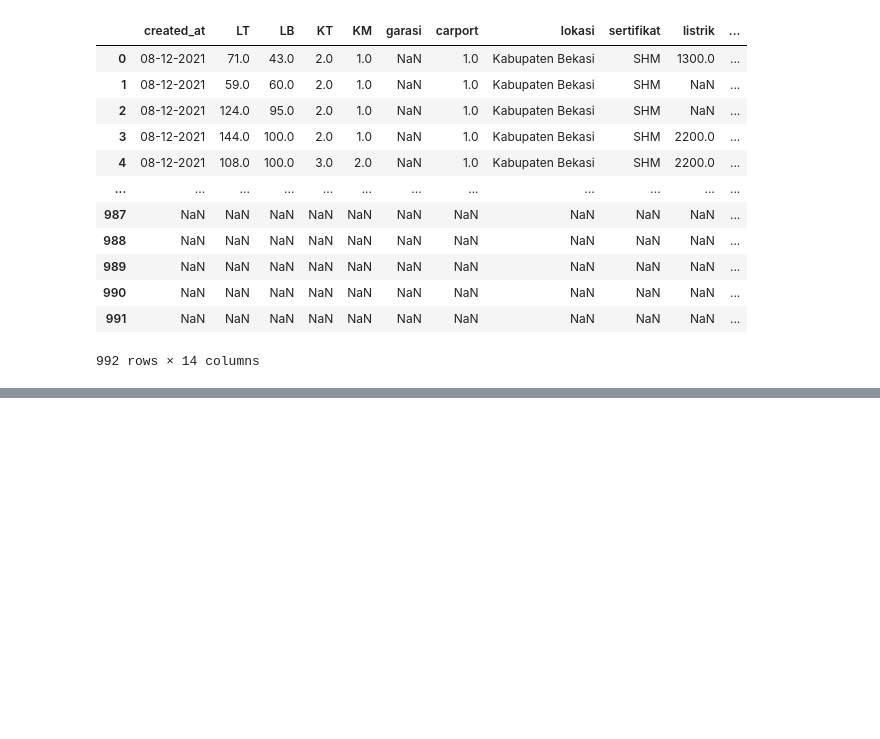
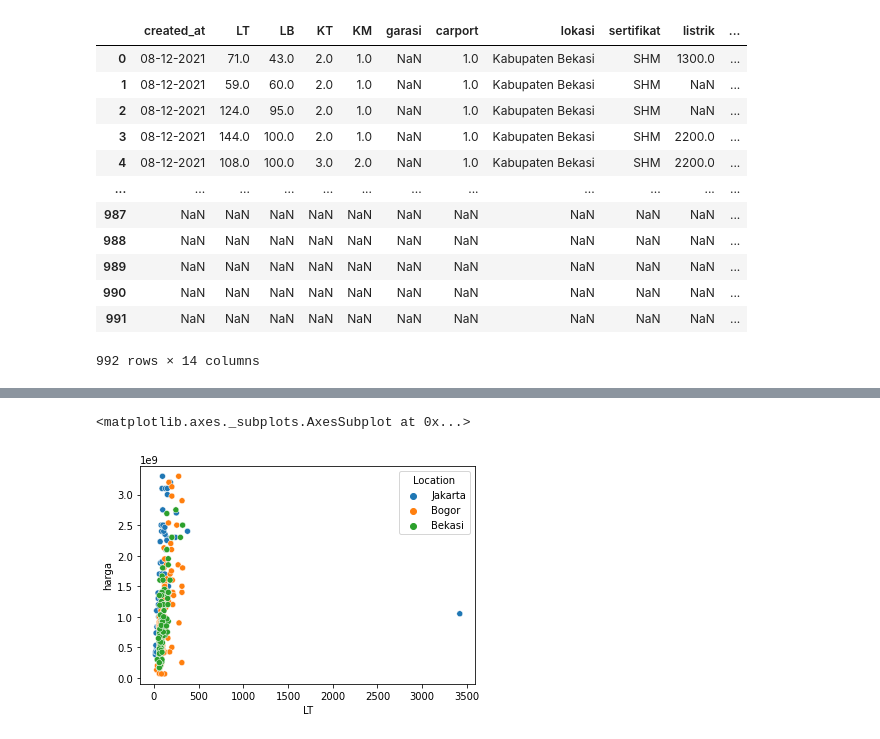
Before and after one commit to jamesgunadi24/Case-Study-01-Data-Mining---EDA---Ganjil-2022-Kelompok-L, a Jupyter notebook: Datamining_Case_Study_Group_L.ipynb, the cells around one changed output, grey strips where cells are left out. Saved outputs shown, nothing was run; the diff lists cells and outputs as text; code cells hidden in the pictures; blank space fills up the shorter version.

```diff
--- a/Datamining_Case_Study_Group_L.ipynb
+++ b/Datamining_Case_Study_Group_L.ipynb
@@ -114,0 +176,3 @@ files.download('fixgol.csv')
+# %%
+Jabobe = df_tanpa_outliers[(df_tanpa_outliers["Location"] == 'Jakarta') | (df_tanpa_outliers["Location"] == "Bogor") | (df_tanpa_outliers["Location"] == "Bekasi")]
+Jabobe
@@ -114,0 +193,6 @@ files.download('fixgol.csv')
+# %%
+#Checking Distribution
+sns.scatterplot(data=Jabobe, y="harga",x="LT",hue="Location")
+# %% [output]
+<matplotlib.axes._subplots.AxesSubplot at 0x...>
+[figure, added]
```
Also changed, not shown: parts of 15 cells of this notebook.
